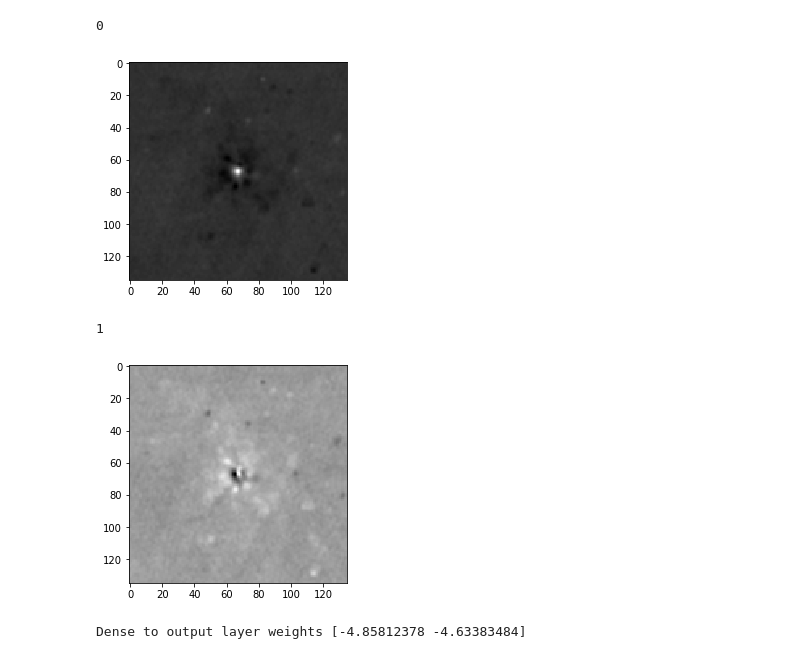
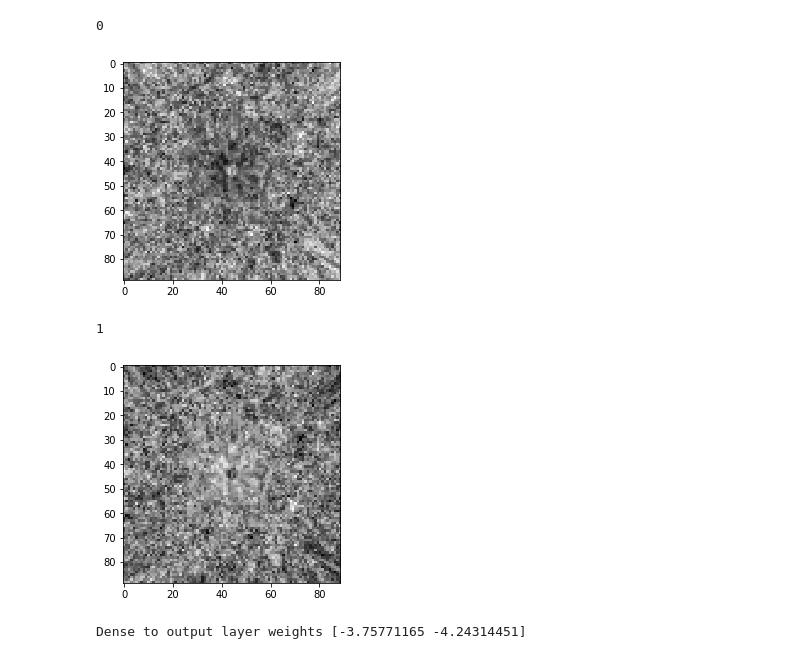
Before and after one commit to MatthewJA/thursday, a Jupyter notebook: Logistic Regression/Logistic Regression - Keras.ipynb, the cells around one changed output. Drawn from its saved outputs; the diff is of its cells as text; code cells hidden in the pictures.

```diff
--- a/Logistic Regression/Logistic Regression - Keras.ipynb
+++ b/Logistic Regression/Logistic Regression - Keras.ipynb
@@ -82,0 +62,2 @@ normalized_img, normalized_labels = shuffle(normalized_img, normalized_labels)
+# %%
+images_p, labels_p = bal_classes(np.asarray(images), np.asarray(labels))
@@ -83,9 +66,5 @@ normalized_img, normalized_labels = shuffle(normalized_img, normalized_labels)
 # %%
-# Split data into training and testing sets
-
-ratio = 0.8
-
-def format_data(images, labels):
+def format_data(images, labels, ratio = 0.5):
     split = round(ratio*images.shape[0])
 
     train_x = images[ :split, :]
@@ -96,7 +75,7 @@ def format_data(images, labels):
     return train_x, test_x, train_y, test_y
 
 
-train_x, test_x, train_y, test_y = format_data(normalized_img, normalized_labels)
+train_x, test_x, train_y, test_y = format_data(images_p, labels_p)
 # %%
 # Convert class vectors to binary class matrices
 train_y = np_utils.to_categorical(train_y, 2)
@@ -108,15 +83,14 @@ print (np.shape(train_x))
 # %%
 # Define model attributes
-batch_size = 5
+batch_size = 20
 nb_classes = output_dims = 2
 nb_epoch = 1000
-input_dim = 18225
+input_dim = 7921
 
 model = Sequential()
 model.add(Dense(output_dims, input_dim = input_dim, activation='sigmoid'))
 # %%
-sgd = SGD(lr=1)
-model.compile(optimizer=sgd, loss='categorical_crossentropy',
+model.compile(optimizer="adam", loss='categorical_crossentropy',
               metrics=['accuracy'])
 history = model.fit(train_x, train_y, epochs=nb_epoch, batch_size=batch_size,
           validation_data=(test_x, test_y))
@@ -151,18 +135,18 @@ plt.show()
 # %%
 for layer in model.layers:
     weights = layer.get_weights()
 
-wt = np.reshape(weights[0], (135, 135, 2))
+wt = np.reshape(weights[0], (89, 89, 2))
 
 for n in range(0, wt.shape[2]):
    plt.imshow(wt[:,:,n], cmap='gray', shape=(135, 135))
    print (n)
    plt.show()
 
 print ("Dense to output layer weights " + str(weights[1]))
 # %% [output]
 0
-[figure, old version]
+[figure, new version]
 1
-[figure, old version]
+[figure, new version]
-Dense to output layer weights [-4.85812378 -4.63383484]
+Dense to output layer weights [-3.75771165 -4.24314451]
```
Also changed, not shown: parts of 16 cells of this notebook, 13 other files.
